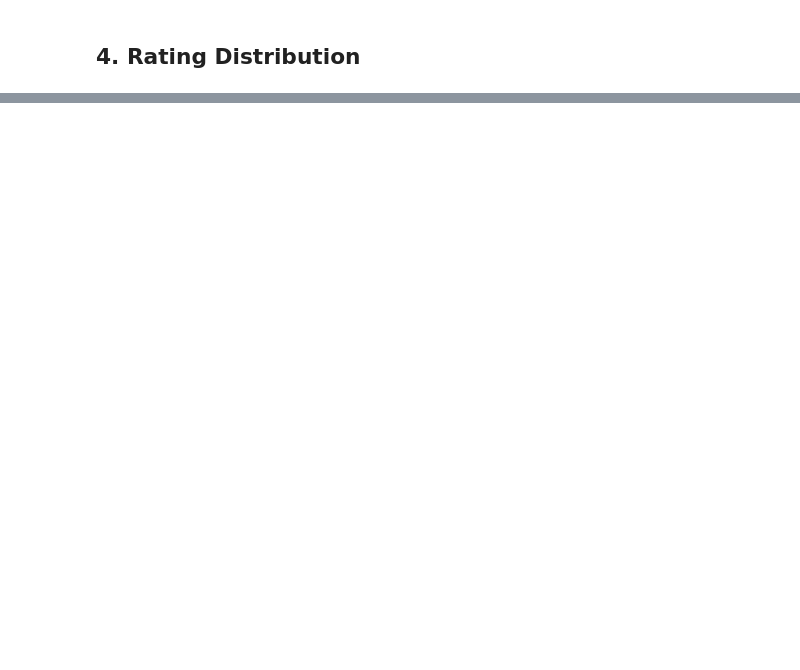
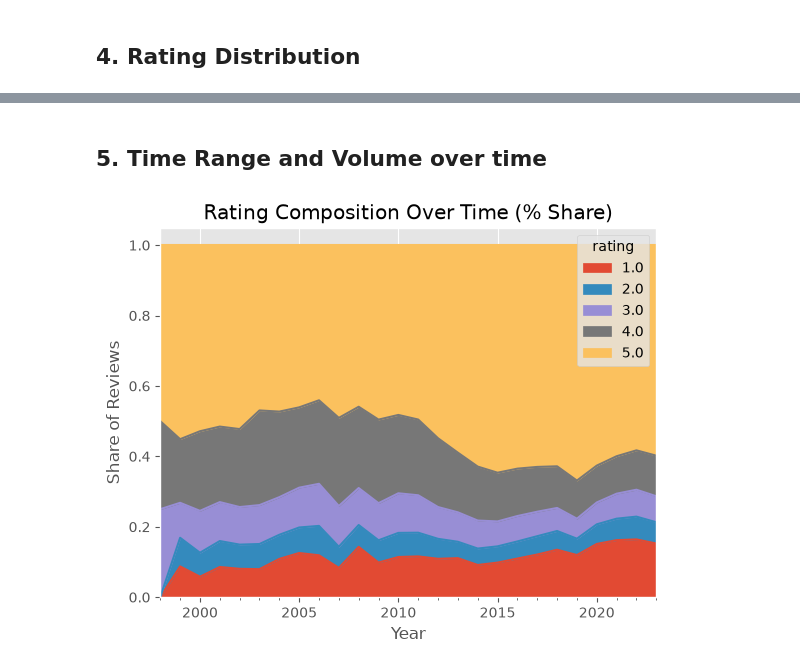
Before and after one commit to Pantelijaa/RecoSearch, a Jupyter notebook: notebooks/eda.ipynb, the cells around one changed output, grey strips where cells are left out. Saved outputs shown, nothing was run; the diff lists cells and outputs as text; code cells hidden in the pictures; blank space fills up the shorter version.

```diff
--- a/notebooks/eda.ipynb
+++ b/notebooks/eda.ipynb
@@ -155,0 +215,15 @@ Name: proportion, dtype: float64
+# %% [markdown]
+## 5. Time Range and Volume over time
+# %%
+reviews_df["timestamp"] = pd.to_datetime(reviews_df["timestamp"], unit="ms")
+rating_over_time = reviews_df.set_index("timestamp").groupby(
+    [pd.Grouper(freq="YE"), "rating"]
+).size().unstack()
+
+rating_over_time_pct = rating_over_time.div(rating_over_time.sum(axis=1), axis=0)
+
+ax = rating_over_time_pct.plot(kind="area", stacked=True)
+ax.set(xlabel="Year", ylabel="Share of Reviews", title="Rating Composition Over Time (% Share)")
+plt.show()
+# %% [output]
+[figure, added]
```
Also changed, not shown: parts of 18 cells of this notebook.
